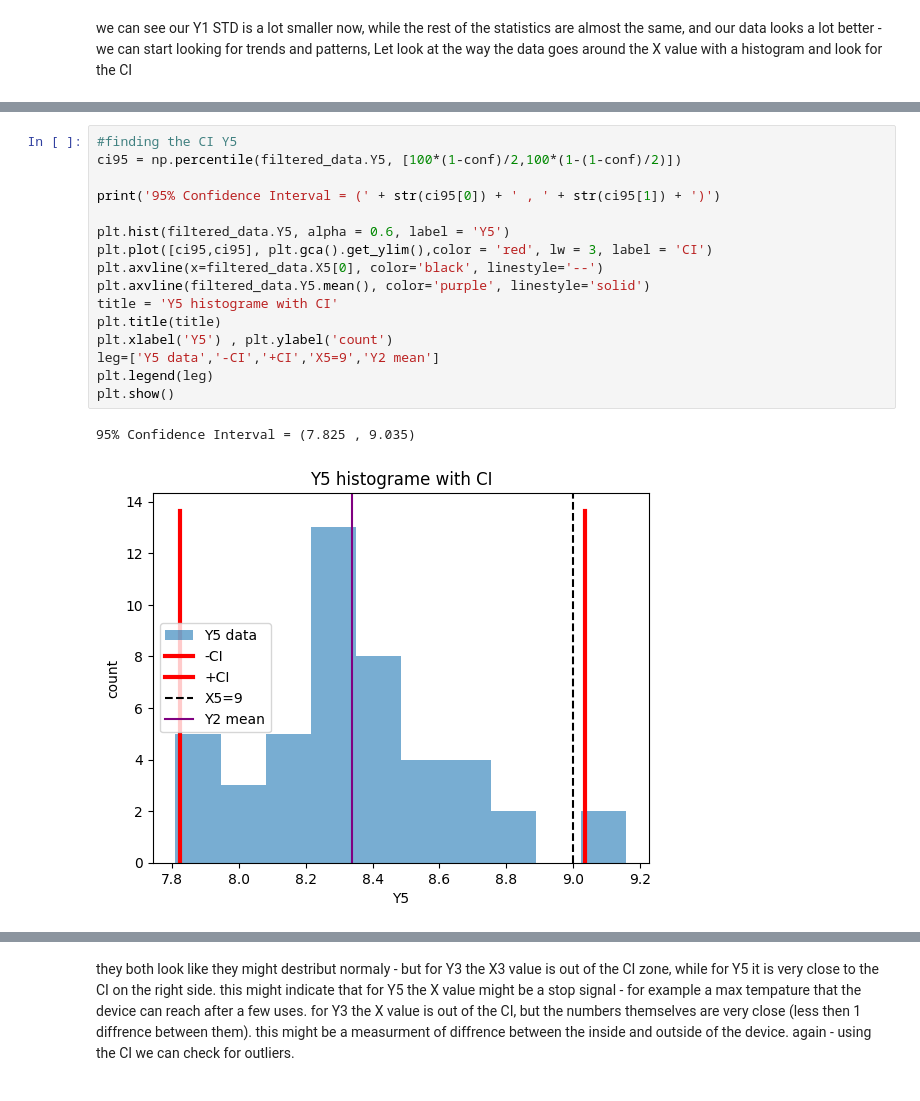
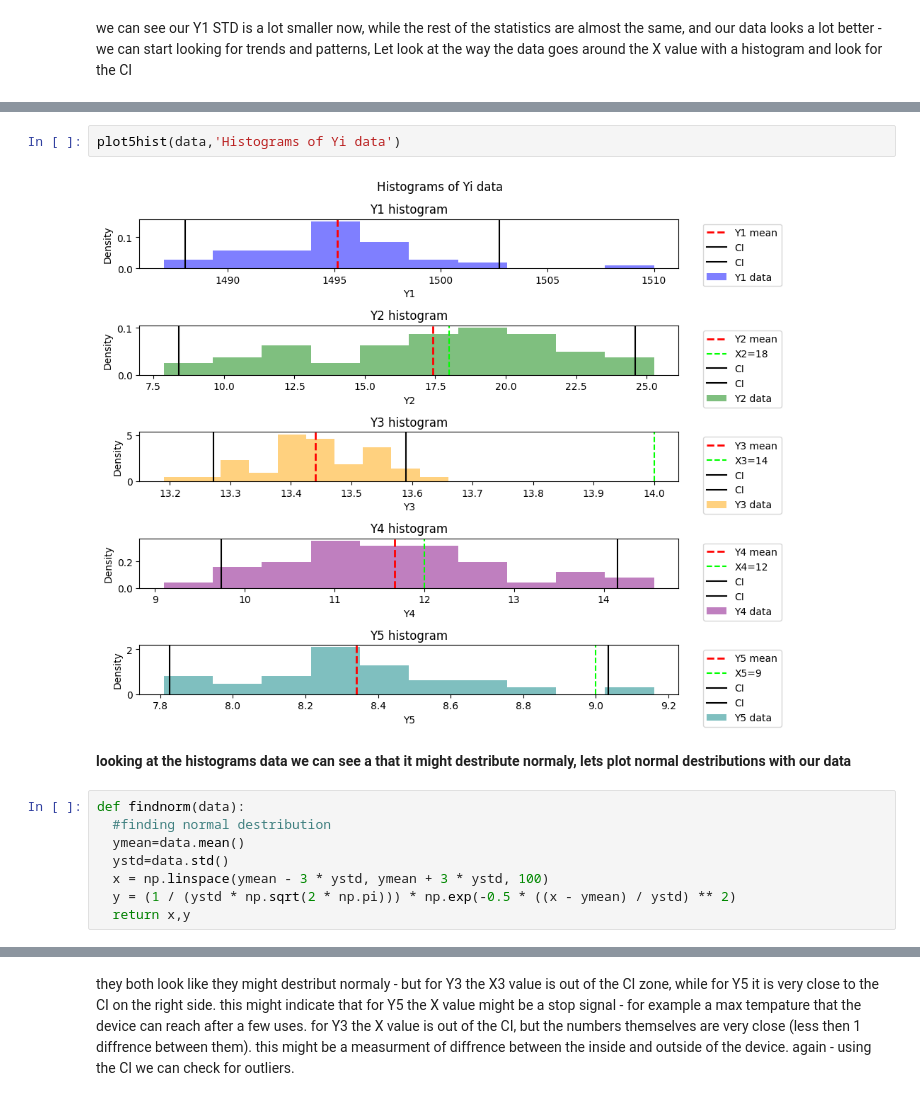
Before and after one commit to Rotems1234/PulseNMore_HomeAssignment, a Jupyter notebook: PulseNMore_RotemStahl.ipynb, the cells around one changed output, grey strips where cells are left out. Saved outputs shown, nothing was run; the diff lists cells and outputs as text.

```diff
--- a/PulseNMore_RotemStahl.ipynb
+++ b/PulseNMore_RotemStahl.ipynb
@@ -358,19 +230,14 @@ plt.show()
-# %%
-#finding the CI Y5
-ci95 = np.percentile(filtered_data.Y5, [100*(1-conf)/2,100*(1-(1-conf)/2)])
-
-print('95% Confidence Interval = (' + str(ci95[0]) + ' , ' + str(ci95[1]) + ')')
-
-plt.hist(filtered_data.Y5, alpha = 0.6, label = 'Y5')
-plt.plot([ci95,ci95], plt.gca().get_ylim(),color = 'red', lw = 3, label = 'CI')
-plt.axvline(x=filtered_data.X5[0], color='black', linestyle='--')
-plt.axvline(filtered_data.Y5.mean(), color='purple', linestyle='solid')
-title = 'Y5 histograme with CI'
-plt.title(title)
-plt.xlabel('Y5') , plt.ylabel('count')
-leg=['Y5 data','-CI','+CI','X5=9','Y2 mean']
-plt.legend(leg)
-plt.show()
-# %% [output]
-95% Confidence Interval = (7.825 , 9.035)
-[figure, removed]
+# %%
+plot5hist(data,'Histograms of Yi data')
+# %% [output]
+[figure, added]
+# %% [markdown]
+**looking at the histograms data we can see a that it might destribute normaly, lets plot normal destributions with our data**
+# %%
+def findnorm(data):
+  #finding normal destribution
+  ymean=data.mean()
+  ystd=data.std()
+  x = np.linspace(ymean - 3 * ystd, ymean + 3 * ystd, 100)
+  y = (1 / (ystd * np.sqrt(2 * np.pi))) * np.exp(-0.5 * ((x - ymean) / ystd) ** 2)
+  return x,y
```
Also changed, not shown: parts of 18 cells of this notebook.
